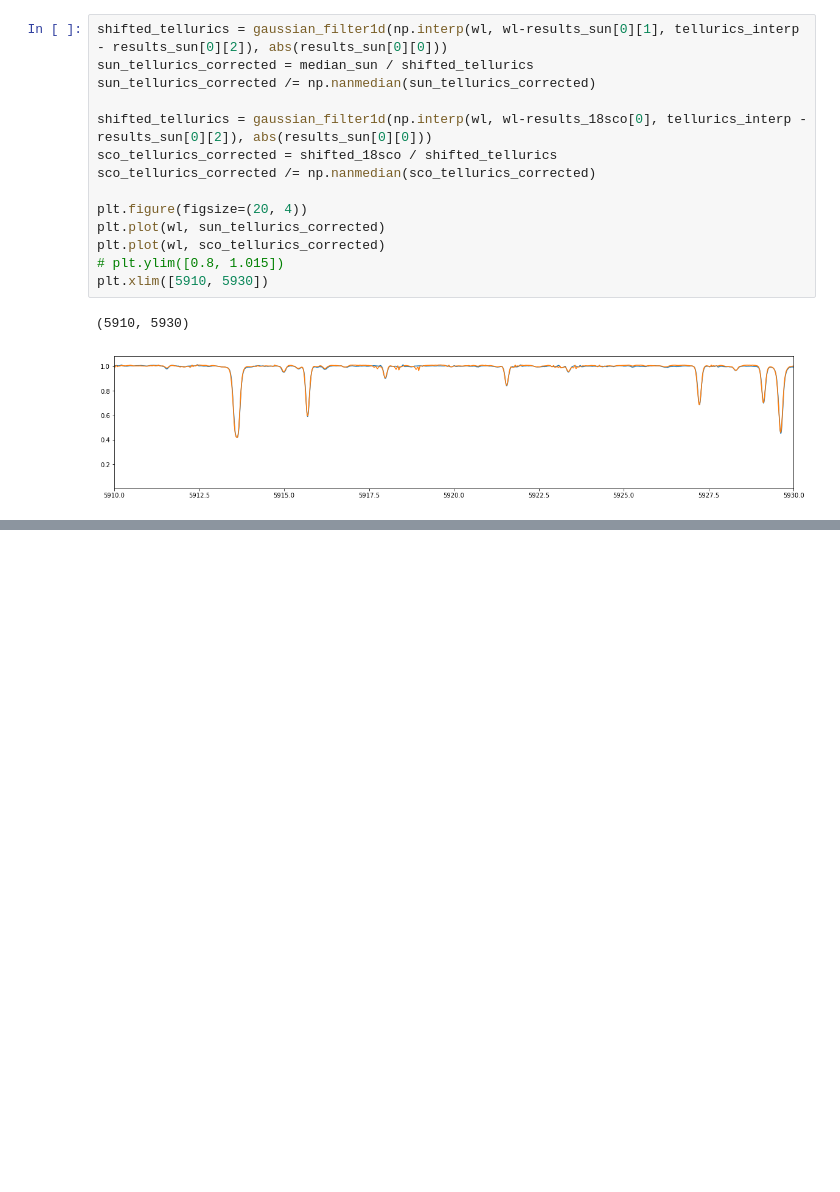
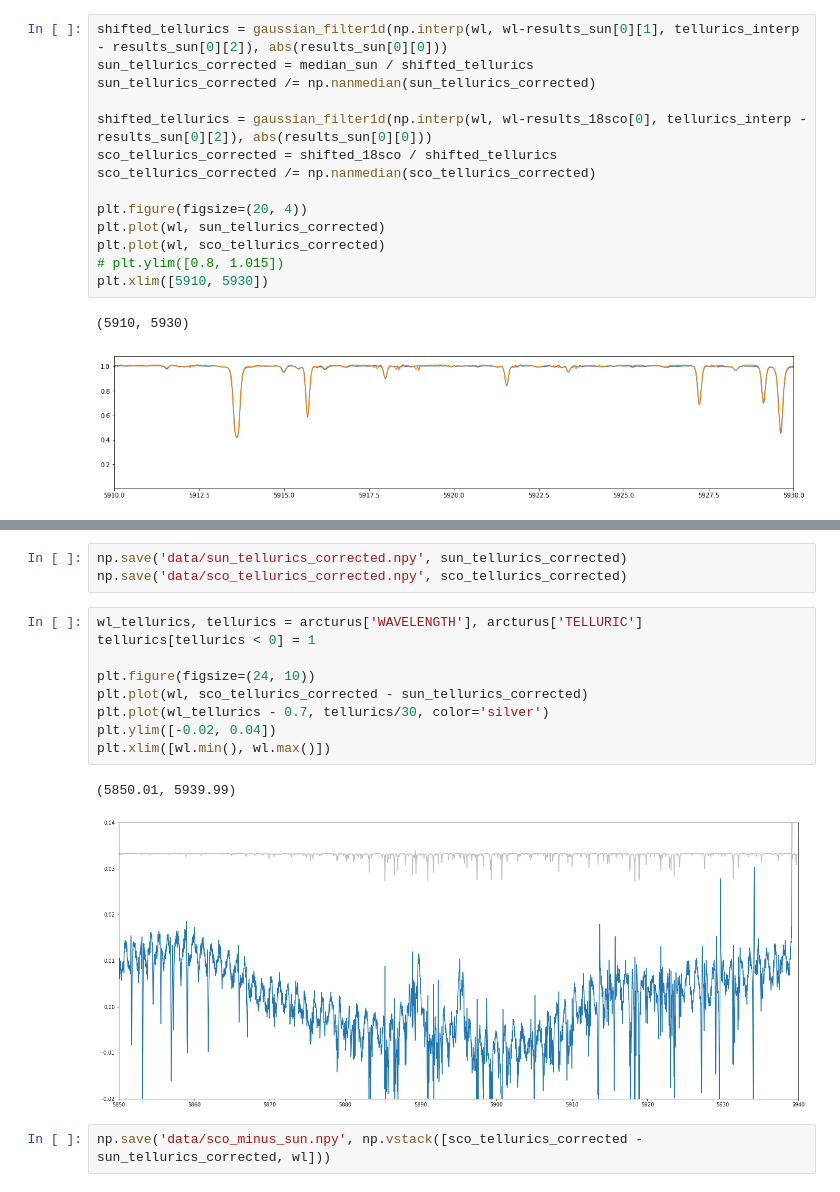
Before and after one commit to bmorris3/sharp, a Jupyter notebook: cnn/compare_grid.ipynb, the cells around one changed output, grey strips where cells are left out. Drawn from its saved outputs; the diff is of its cells as text; blank space fills up the shorter version.

```diff
--- a/cnn/compare_grid.ipynb
+++ b/cnn/compare_grid.ipynb
@@ -165,0 +165,17 @@ plt.savefig('plots/overlap.png', bbox_inches='tight', dpi=250)
+# %%
+np.save('data/sun_tellurics_corrected.npy', sun_tellurics_corrected)
+np.save('data/sco_tellurics_corrected.npy', sco_tellurics_corrected)
+# %%
+wl_tellurics, tellurics = arcturus['WAVELENGTH'], arcturus['TELLURIC']
+tellurics[tellurics < 0] = 1
+
+plt.figure(figsize=(24, 10))
+plt.plot(wl, sco_tellurics_corrected - sun_tellurics_corrected)
+plt.plot(wl_tellurics - 0.7, tellurics/30, color='silver')
+plt.ylim([-0.02, 0.04])
+plt.xlim([wl.min(), wl.max()])
+# %% [output]
+(5850.01, 5939.99)
+[figure, added]
+# %%
+np.save('data/sco_minus_sun.npy', np.vstack([sco_tellurics_corrected - sun_tellurics_corrected, wl]))
```
Also changed, not shown: parts of 12 cells of this notebook, 2 other files.
